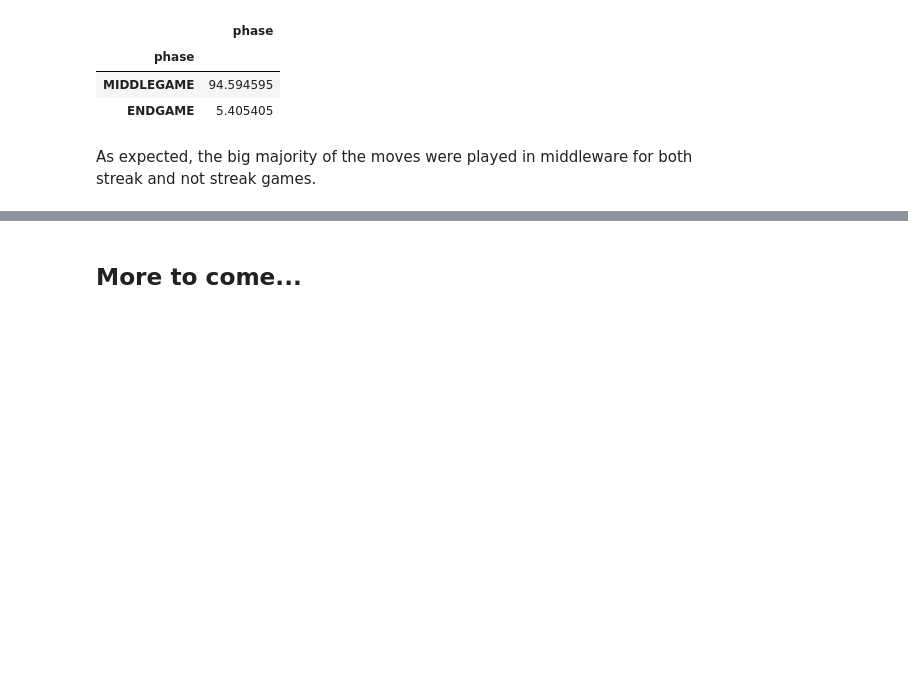
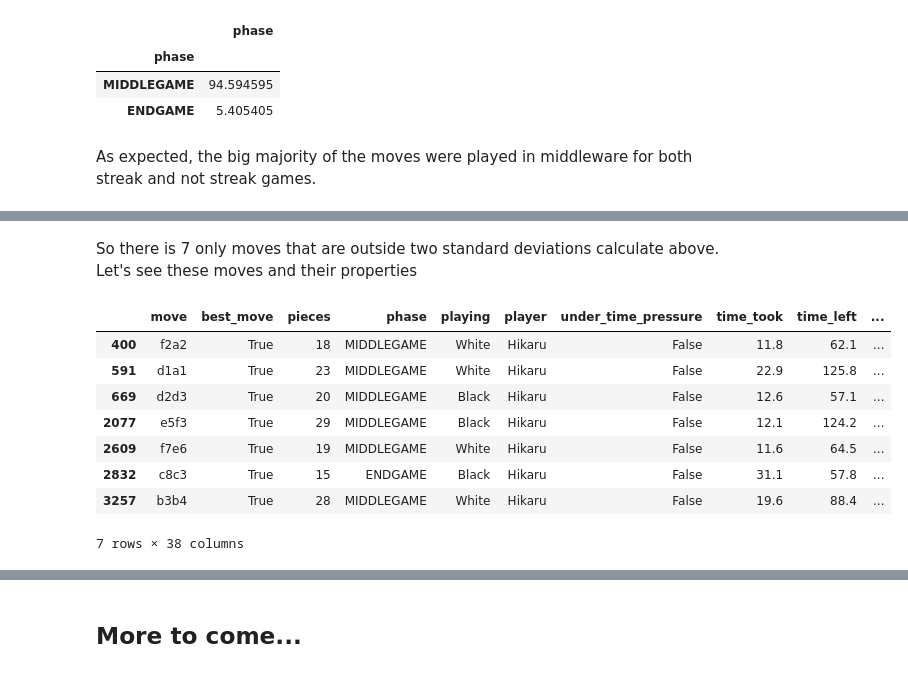
Before and after one commit to vzornic/hikaru-interesting-analysis, a Jupyter notebook: analysis.ipynb, the cells around one changed output, grey strips where cells are left out. Saved outputs shown, nothing was run; the diff lists cells and outputs as text; code cells hidden in the pictures; blank space fills up the shorter version.

```diff
--- a/analysis.ipynb
+++ b/analysis.ipynb
@@ -1267,0 +1272,3 @@ As expected, the big majority of the moves were played in middleware for both st
+# %%
+only_moves_180_blitz_df = blitz_180_no_streak_moves_df.query('phase != "OPENING" & only_move')
+only_moves_180_blitz_df['time_took'].describe()
@@ -1267,0 +1285,3 @@ As expected, the big majority of the moves were played in middleware for both st
+# %%
+only_moves_streak_df = streak_games_moves_df.query('phase != "OPENING" & only_move')
+only_moves_streak_df['time_took'].describe()
@@ -1267,0 +1300,7 @@ As expected, the big majority of the moves were played in middleware for both st
+# %%
+om_std = only_moves_180_blitz_df['time_took'].std()
+om_mean = only_moves_180_blitz_df['time_took'].mean()
+
+
+only_moves_not_within_std = only_moves_streak_df[(only_moves_streak_df['time_took'] < om_mean - 2 *om_std) | (only_moves_streak_df['time_took'] > om_mean + 2 * om_std)]
+only_moves_not_within_std.sort_values('time_took', ascending=False)['time_took'].describe()
@@ -1267,0 +1317,14 @@ As expected, the big majority of the moves were played in middleware for both st
+# %% [markdown]
+So there is 7 only moves that are outside two standard deviations calculate above. Let's see these moves and their properties
+# %%
+only_moves_not_within_std
+# %% [output]
+|  | move | best_move | pieces | phase | playing | player | under_time_pressure | time_took | time_left | ... |
+| 400 | f2a2 | True | 18 | MIDDLEGAME | White | Hikaru | False | 11.8 | 62.1 | ... |
+| 591 | d1a1 | True | 23 | MIDDLEGAME | White | Hikaru | False | 22.9 | 125.8 | ... |
+| 669 | d2d3 | True | 20 | MIDDLEGAME | Black | Hikaru | False | 12.6 | 57.1 | ... |
+| 2077 | e5f3 | True | 29 | MIDDLEGAME | Black | Hikaru | False | 12.1 | 124.2 | ... |
+| 2609 | f7e6 | True | 19 | MIDDLEGAME | White | Hikaru | False | 11.6 | 64.5 | ... |
+| 2832 | c8c3 | True | 15 | ENDGAME | Black | Hikaru | False | 31.1 | 57.8 | ... |
+| 3257 | b3b4 | True | 28 | MIDDLEGAME | White | Hikaru | False | 19.6 | 88.4 | ... |
+7 rows × 38 columns
```
Also changed, not shown: parts of 11 cells of this notebook, 2 other files.
